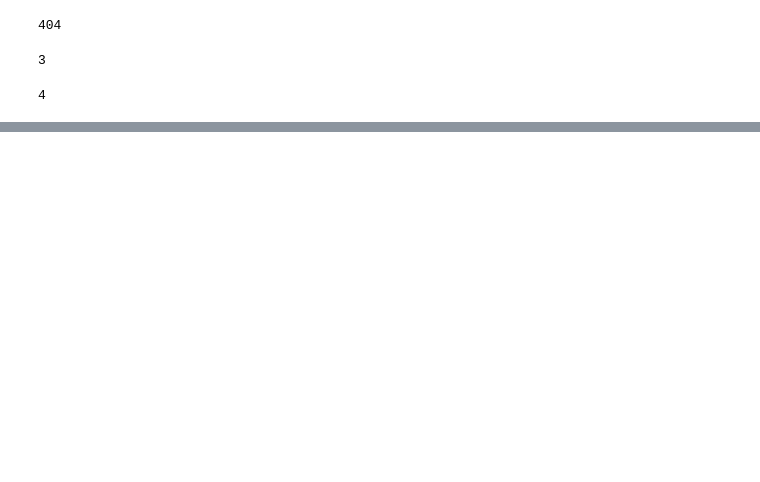
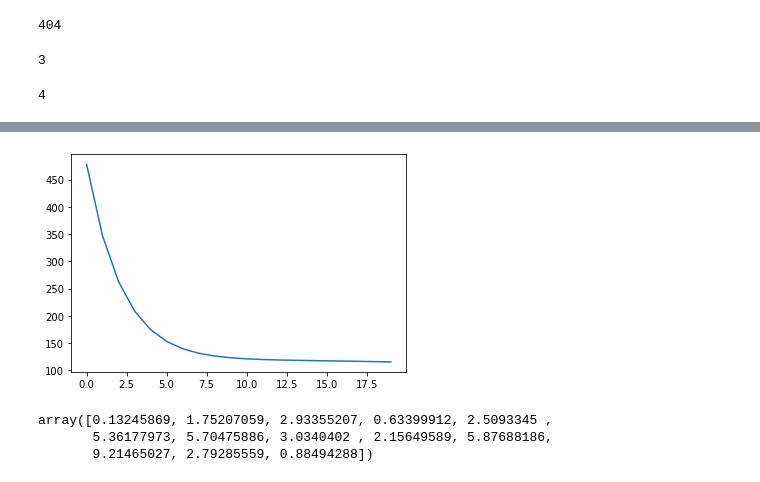
Before and after one commit to datacuriosity/MCI_Python_28S_Level_2, a Jupyter notebook: Lecture/Lecture_01+02_Linear_Regression/Lecture_01.ipynb, the cells around one changed output, grey strips where cells are left out. Cells and saved outputs as stored; diff of their text form; code cells hidden in the pictures; blank space fills up the shorter version.

```diff
--- a/Lecture/Lecture_01+02_Linear_Regression/Lecture_01.ipynb
+++ b/Lecture/Lecture_01+02_Linear_Regression/Lecture_01.ipynb
@@ -260,0 +266,3 @@ np.max([1, 2, 3, 4])
+# %%
+X_train['BIAS'] = 1
+X_train.shape
@@ -260,0 +281,20 @@ np.max([1, 2, 3, 4])
+# %%
+scaler = MinMaxScaler()
+X_train = scaler.fit_transform(X_train)
+X_train = pd.DataFrame(X_train)
+# %%
+theta = np.random.uniform(size=13)
+num_loop = 2000
+n = X_train.shape[0]
+learning_rate = 0.001
+e_squared = []
+
+for loop in range(num_loop):
+    error = (theta * X_train).sum(axis=1) - y_train
+    for i in range(theta.shape[0]):
+        theta[i] = theta[i] - learning_rate * (error * X_train.iloc[:, i]).sum() / n
+
+    if loop % 100 == 0:
+        mse = mean_squared_error(y_train, (theta * X_train).sum(axis=1))
+        e_squared.append(mse)
+        print(f'MEAN SQUARE ERROR AT {loop}: {mse}')
@@ -260,0 +322,11 @@ np.max([1, 2, 3, 4])
+# %%
+plt.plot(e_squared)
+plt.show()
+# %% [output]
+[figure, added]
+# %%
+theta
+# %% [output]
+array([0.13245869, 1.75207059, 2.93355207, 0.63399912, 2.5093345 ,
+       5.36177973, 5.70475886, 3.0340402 , 2.15649589, 5.87688186,
+       9.21465027, 2.79285559, 0.88494288])
```
Also changed, not shown: parts of 41 cells of this notebook.
